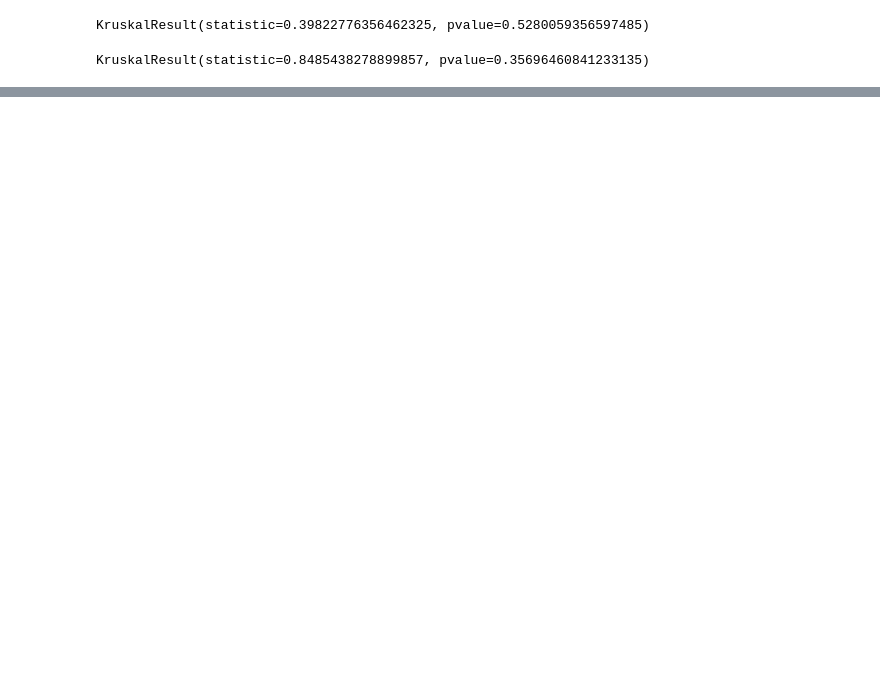
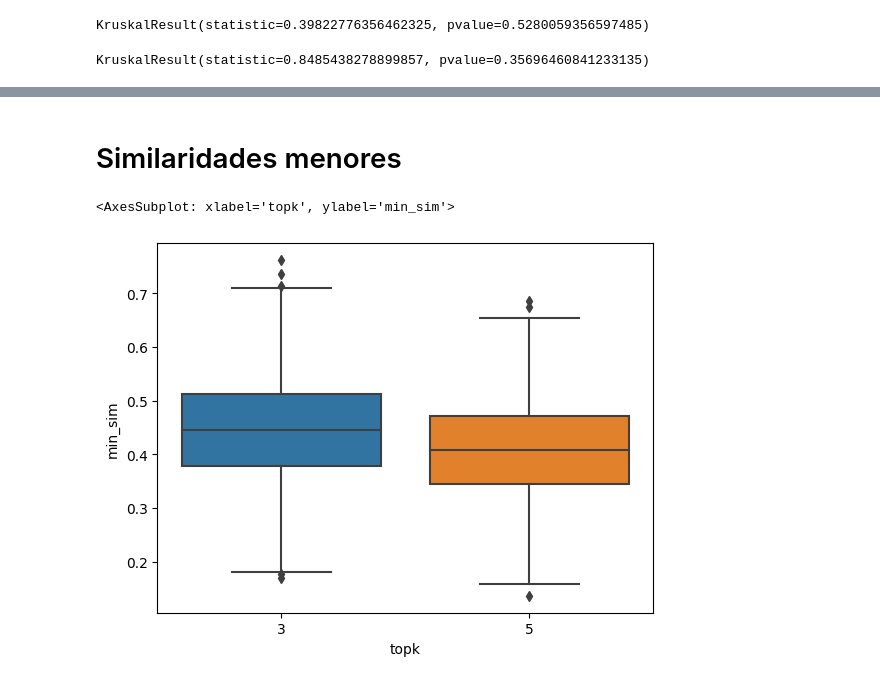
Before and after one commit to getuliobr/AutoLabellerEvaluator, a Jupyter notebook: data.ipynb, the cells around one changed output, grey strips where cells are left out. Cells and saved outputs as stored; diff of their text form; code cells hidden in the pictures; blank space fills up the shorter version.

```diff
--- a/data.ipynb
+++ b/data.ipynb
@@ -73,0 +93,7 @@ KruskalResult(statistic=0.8485438278899857, pvalue=0.35696460841233135)
+# %% [markdown]
+# Similaridades menores
+# %%
+sns.boxplot(x=sbert['topk'], y=sbert["min_sim"])
+# %% [output]
+<AxesSubplot: xlabel='topk', ylabel='min_sim'>
+[figure, added]
```
Also changed, not shown: parts of 13 cells of this notebook.
